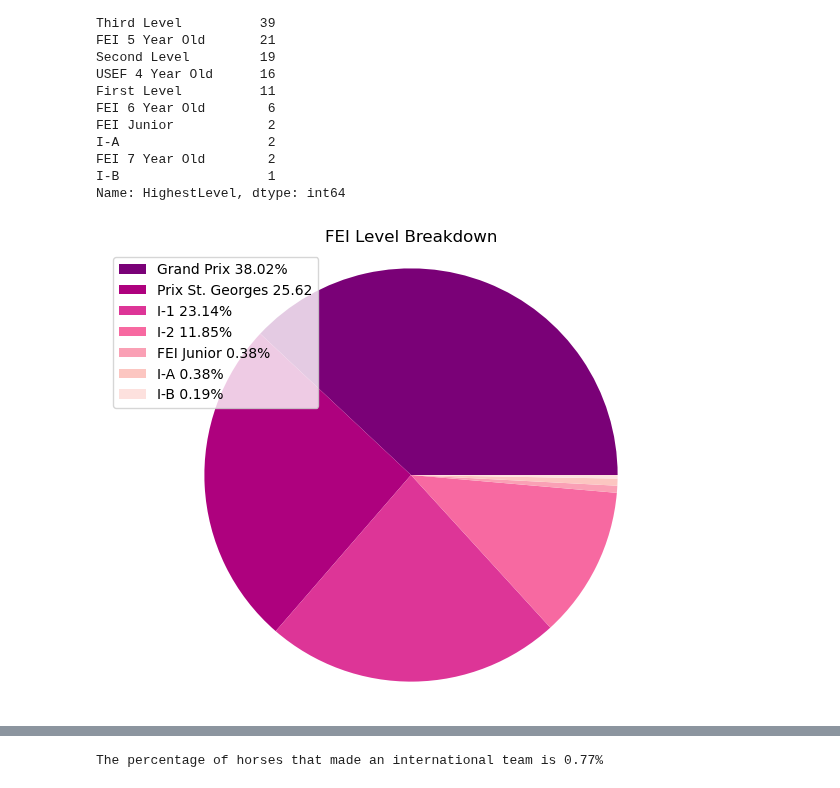
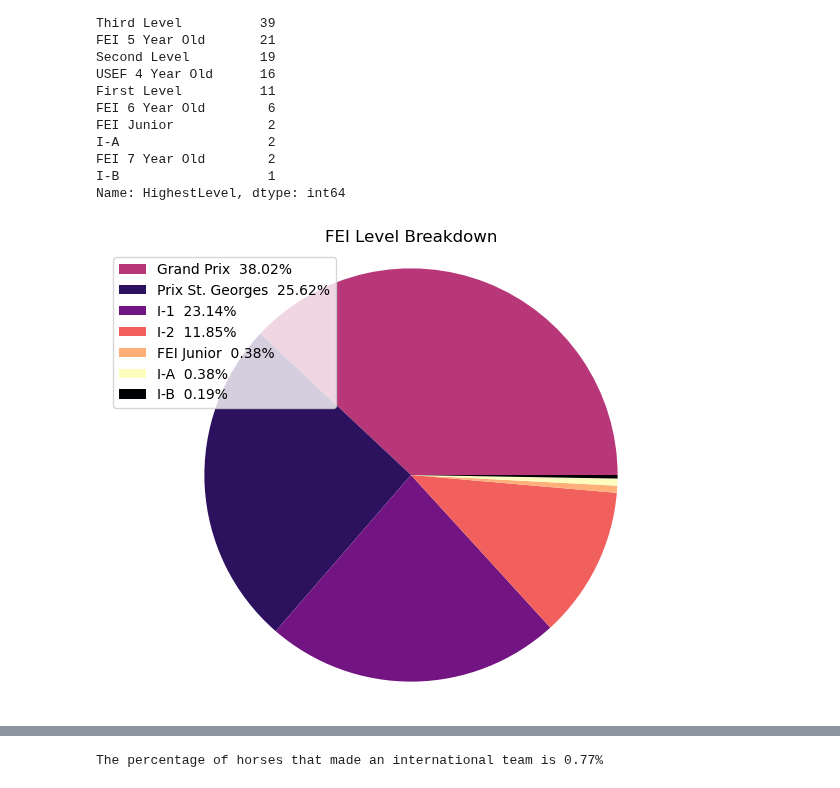
Before and after one commit to siobyrne/young-dressage-horse-program-analysis, a Jupyter notebook: younghorse.ipynb, the cells around one changed output, grey strips where cells are left out. Saved outputs shown, nothing was run; the diff lists cells and outputs as text; code cells hidden in the pictures.

```diff
--- a/younghorse.ipynb
+++ b/younghorse.ipynb
@@ -218,24 +221,26 @@ FEI 7 Year Old        2
 I-B                   1
 Name: HighestLevel, dtype: int64
 # %%
+# create pie chart of the breakdown of levels achieved by horses that made it to FEI
+
 fei_level_groups = championship_df[(championship_df['HighestLevel'].isin(levels)) & (championship_df["Year"] <= 2019) &
                              (championship_df["Division"].str.contains("USEF4|FEI5|FEI6"))]
 fei_level_groups = fei_level_groups.drop_duplicates(subset=['USDFNumber'])
 fei_level_count = fei_level_groups["HighestLevel"].value_counts()
-fei_labels = ['Grand Prix 38.02%', 'Prix St. Georges 25.62', 'I-1 23.14%', 'I-2 11.85%','FEI Junior 0.38%', 'I-A 0.38%', 'I-B 0.19%']
+fei_labels = ['Grand Prix  38.02%', 'Prix St. Georges  25.62%', 'I-1  23.14%', 'I-2  11.85%','FEI Junior  0.38%', 'I-A  0.38%', 'I-B  0.19%']
 
 
 palette_color = sns.color_palette('RdPu_r', 7)
-colors = []
+colors = ['#b73779', '#2c115f', '#721481', '#f1605d', '#feb078', '#fcfdbf', '#000004']
 
-patches, colors = plt.pie(fei_level_count, colors=palette_color)
+patches, color = plt.pie(fei_level_count, colors=colors)
 plt.legend(patches,fei_labels, loc='upper left')
 plt.axis('equal')
 plt.tight_layout()
 plt.title("FEI Level Breakdown")
 plt.show()
 # %% [output]
-[figure, old version]
+[figure, new version]
 # %%
 # get a list of the horses that went on to make an international team (Pan American or Olympic Games)
 # that competed in the 4/5/6 year old divisions from 2002-2019
```
Also changed, not shown: parts of 26 cells of this notebook.
